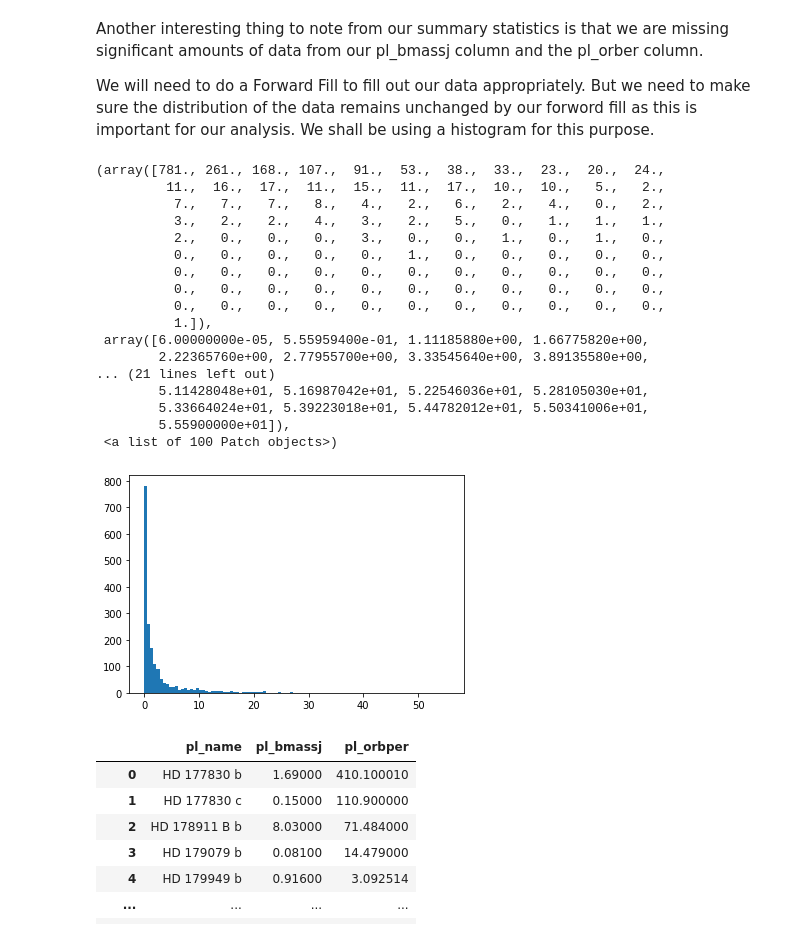
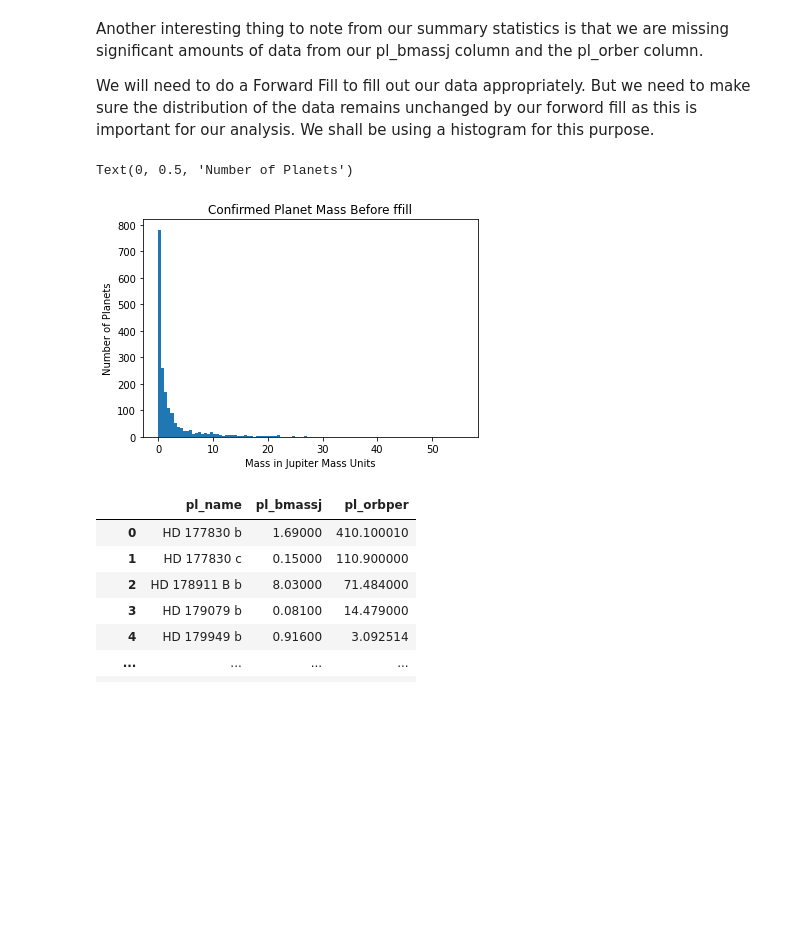
Before and after one commit to Danjstr/AIM-5001, a Jupyter notebook: D_Strauss_Final_Project.ipynb, the cells around one changed output. Cells and saved outputs as stored; diff of their text form; code cells hidden in the pictures; blank space fills up the shorter version.

```diff
--- a/D_Strauss_Final_Project.ipynb
+++ b/D_Strauss_Final_Project.ipynb
@@ -181,25 +181,15 @@ We will need to do a Forward Fill to fill out our data appropriately. But we nee
 # %%
 #Show a histogram of the mass of the confrmed planets data
 plt.hist(df2['pl_bmassj'],bins=100)
+#Create a Title for the plot
+plt.title('Confirmed Planet Mass Before ffill')
+#Create the x_label
+plt.xlabel('Mass in Jupiter Mass Units')
+#Create the y_label
+plt.ylabel('Number of Planets')
 # %% [output]
-(array([781., 261., 168., 107.,  91.,  53.,  38.,  33.,  23.,  20.,  24.,
-         11.,  16.,  17.,  11.,  15.,  11.,  17.,  10.,  10.,   5.,   2.,
-          7.,   7.,   7.,   8.,   4.,   2.,   6.,   2.,   4.,   0.,   2.,
-          3.,   2.,   2.,   4.,   3.,   2.,   5.,   0.,   1.,   1.,   1.,
-          2.,   0.,   0.,   0.,   3.,   0.,   0.,   1.,   0.,   1.,   0.,
-          0.,   0.,   0.,   0.,   0.,   1.,   0.,   0.,   0.,   0.,   0.,
-          0.,   0.,   0.,   0.,   0.,   0.,   0.,   0.,   0.,   0.,   0.,
-          0.,   0.,   0.,   0.,   0.,   0.,   0.,   0.,   0.,   0.,   0.,
-          0.,   0.,   0.,   0.,   0.,   0.,   0.,   0.,   0.,   0.,   0.,
-          1.]),
- array([6.00000000e-05, 5.55959400e-01, 1.11185880e+00, 1.66775820e+00,
-        2.22365760e+00, 2.77955700e+00, 3.33545640e+00, 3.89135580e+00,
-... (21 lines left out)
-        5.11428048e+01, 5.16987042e+01, 5.22546036e+01, 5.28105030e+01,
-        5.33664024e+01, 5.39223018e+01, 5.44782012e+01, 5.50341006e+01,
-        5.55900000e+01]),
- <a list of 100 Patch objects>)
+Text(0, 0.5, 'Number of Planets')
-[figure, old version]
+[figure, new version]
 # %%
 #Use Foreward fill to fill in our missing values
 df2=df2.ffill(axis = 0)
```
Also changed, not shown: parts of 9 cells of this notebook.
